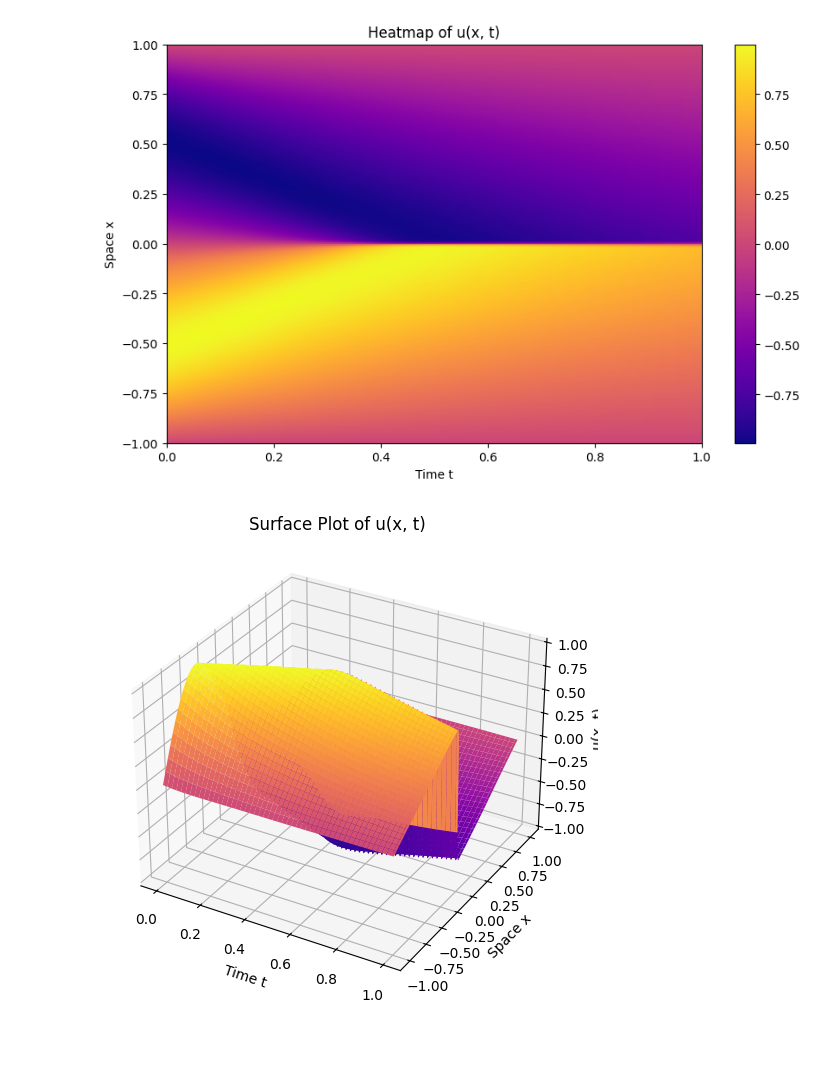
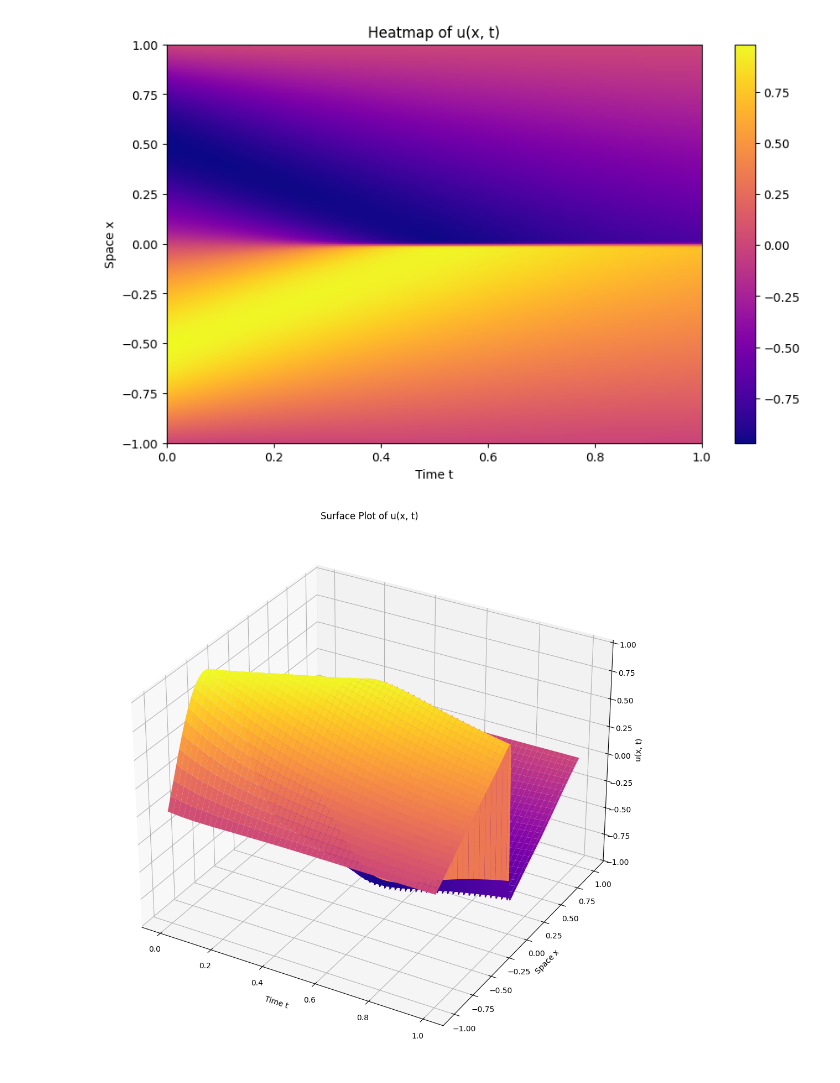
Before and after one commit to snath47/ICML-PINN, a Jupyter notebook: Burger's_equation_PINN.ipynb, the cells around one changed output. Saved outputs shown, nothing was run; the diff lists cells and outputs as text; code cells hidden in the pictures; blank space fills up the shorter version.

```diff
--- a/Burger's_equation_PINN.ipynb
+++ b/Burger's_equation_PINN.ipynb
@@ -101,26 +135,26 @@ u_pred = model(X.reshape(-1, 1), T.reshape(-1, 1)).detach().numpy().reshape(200,
 # %%
 # 1. Heatmap (2D)
 plt.figure(figsize=(10, 6))
 plt.imshow(u_pred, extent=[0, 1, -1, 1], aspect='auto', origin='lower', cmap='plasma')
 plt.colorbar()
 plt.xlabel('Time t')
 plt.ylabel('Space x')
 plt.title('Heatmap of u(x, t)')
 plt.show()
 
 # 2. Surface Plot (3D)
-fig = plt.figure(figsize=(10, 6))
+fig = plt.figure(figsize=(10, 10), constrained_layout=True)
 ax = fig.add_subplot(111, projection='3d')
 X, T = np.meshgrid(np.linspace(-1, 1, 200), np.linspace(0, 1, 100))
 ax.plot_surface(T, X, u_pred.T, cmap='plasma', edgecolor='none')
 ax.set_xlabel('Time t')
-ax.set_ylabel('Space x')
+ax.set_ylabel('Space x');'./l,//l,,lľ'
 ax.set_zlabel('u(x, t)')
 ax.set_title('Surface Plot of u(x, t)')
 plt.show()
 # %% [output]
 [figure]
-[figure, old version]
+[figure, new version]
 # %%
 fig, ax = plt.subplots(figsize=(8, 5))
 line, = ax.plot([], [], lw=2)
```
Also changed, not shown: parts of 7 cells of this notebook, 5 other files.
